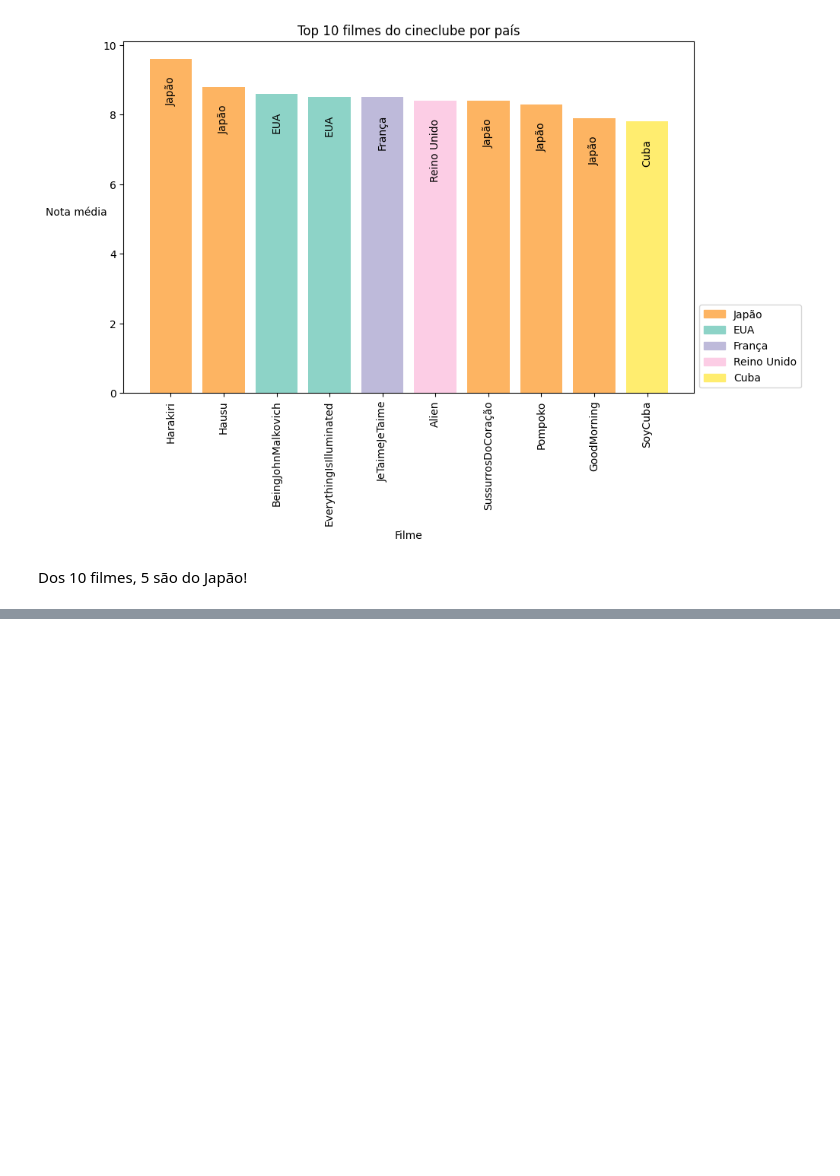
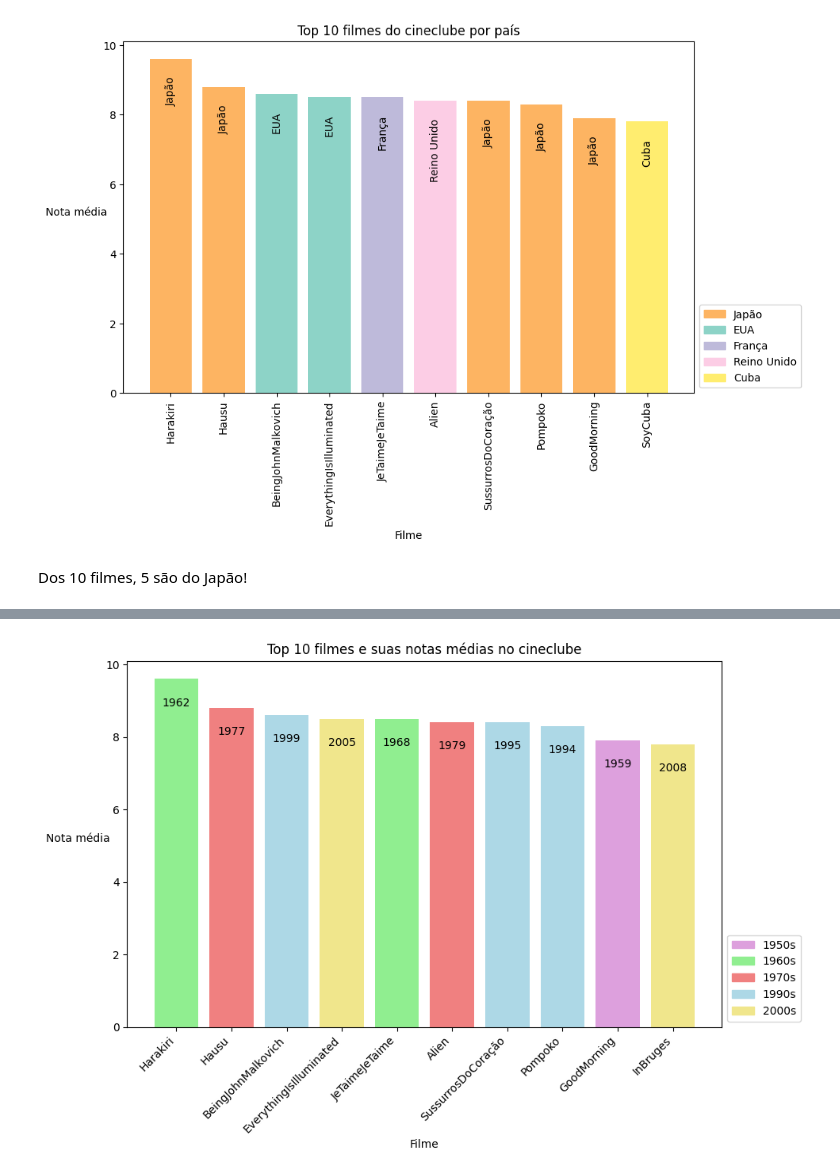
Before and after one commit to feliperost/cineclube, a Jupyter notebook: Cineclube_teste.ipynb, the cells around one changed output, grey strips where cells are left out. Cells and saved outputs as stored; diff of their text form; code cells hidden in the pictures; blank space fills up the shorter version.

```diff
--- a/Cineclube_teste.ipynb
+++ b/Cineclube_teste.ipynb
@@ -544,0 +687,6 @@ Dos 10 filmes, 5 são do Japão!
+# %%
+cineclube = GerarGraficos(df)
+cineclube.grafico_top10_filmes()
+#
+# %% [output]
+[figure, added]
```
Also changed, not shown: parts of 10 cells of this notebook.
